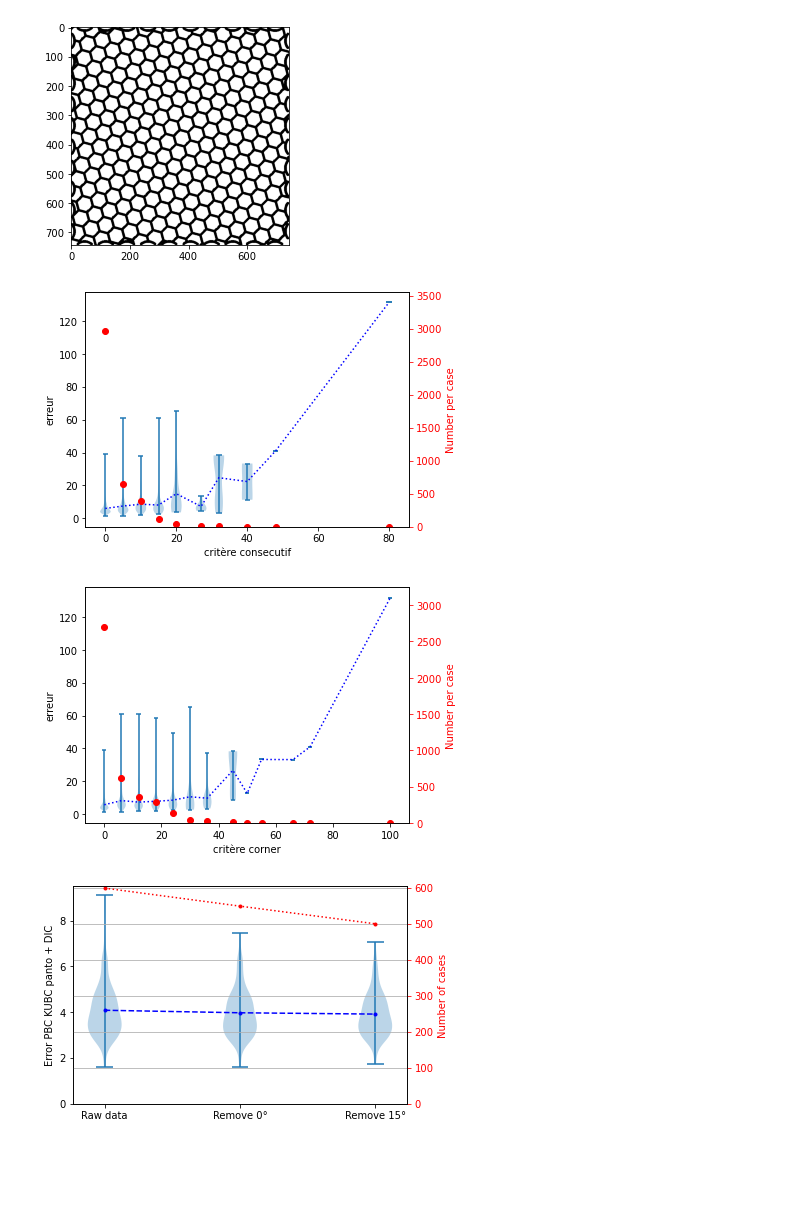
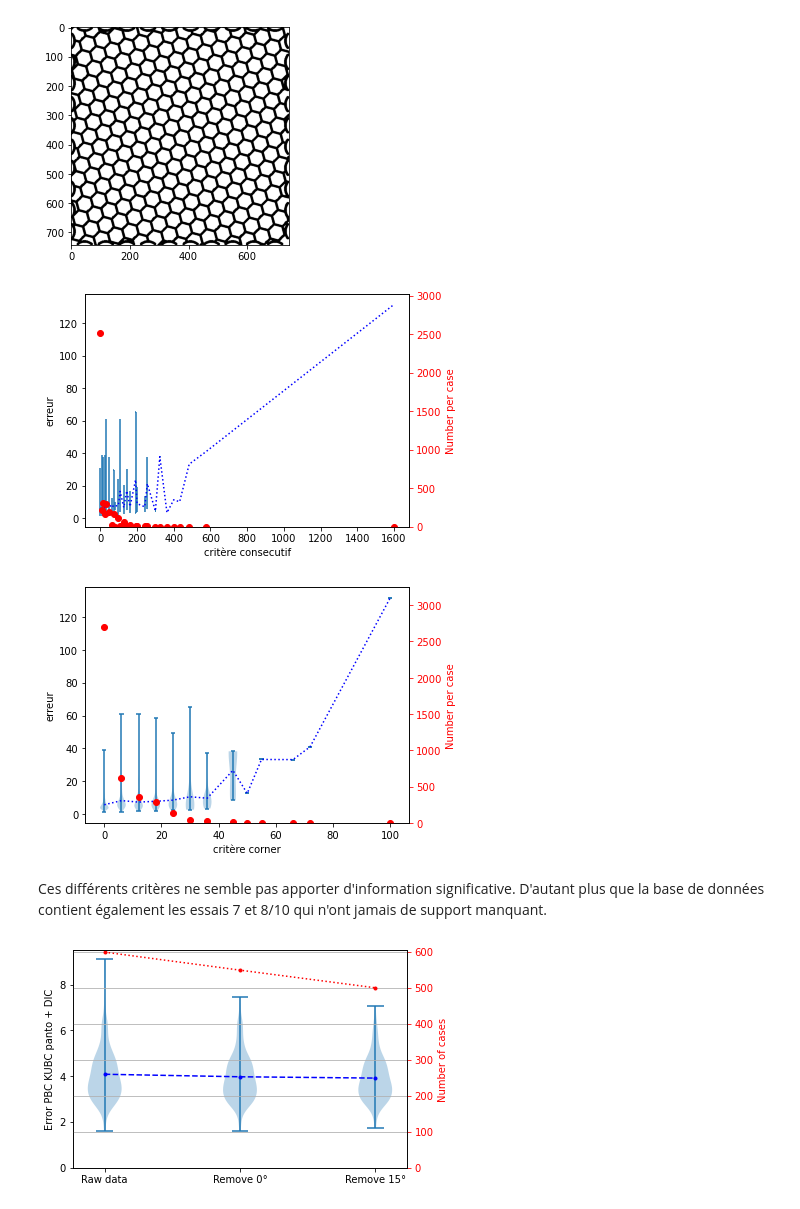
Before and after one commit to h06e/abakubc, a Jupyter notebook: utilities/nida_study.ipynb, the cells around one changed output. Cells and saved outputs as stored; diff of their text form; code cells hidden in the pictures; blank space fills up the shorter version.

```diff
--- a/utilities/nida_study.ipynb
+++ b/utilities/nida_study.ipynb
@@ -153,31 +169,33 @@ honey_7_6_6_4
 # %%
 
 eoi=(0,3)
 
 err=[]
 criteria=[]
 for _,test in data.items():
     err.append(test.get_err(eoi))
-    criteria.append(get_max_MS_consecutive(test))
+    criteria.append(get_max_MS_consecutive(test)*test.get_number_ms())
 
 plot_box2(criteria,err, step=5, ylabel=f'critère consecutif', width=3)
 
 
 def get_mean_MS_worse_corner2(test: Test) -> float:
     mat_MS = test.get_MS()
     mat_MS_corner = test.get_MS_corner()
     return np.max(2*np.sum(mat_MS_corner, axis=1))*test.get_number_ms()
 
 err=[]
 criteria=[]
 for _,test in data.items():
     err.append(test.get_err(eoi))
     criteria.append(get_mean_MS_worse_corner2(test))
 
 plot_box2(criteria,err, step=5, ylabel=f'critère corner', width=3)
 # %% [output]
-[figure, old version]
+[figure, new version]
 [figure]
+# %% [markdown]
+Ces différents critères ne semble pas apporter d'information significative. D'autant plus que la base de données contient également les essais 7 et 8/10 qui n'ont jamais de support manquant.
 # %%
 
 data_raw = data_scale_7
```
Also changed, not shown: parts of 22 cells of this notebook, 19 other files.
